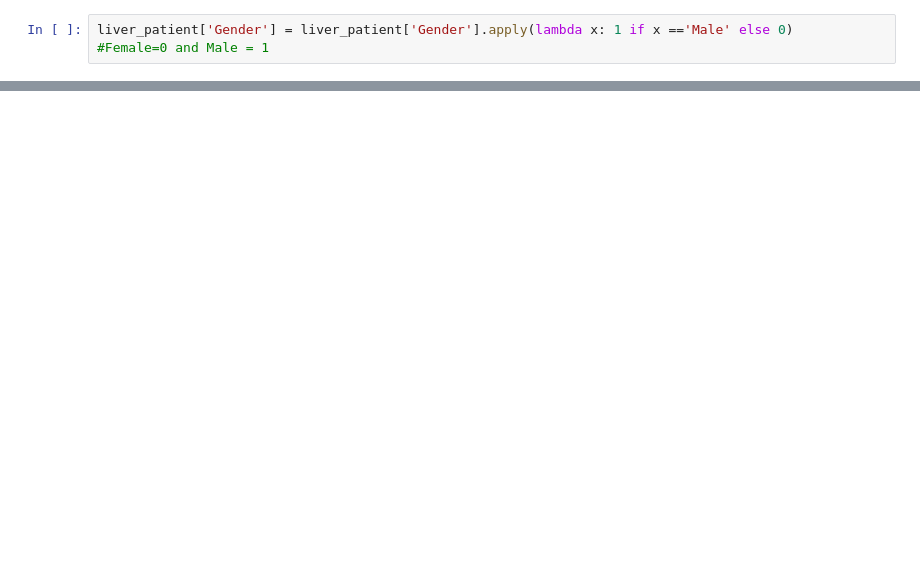
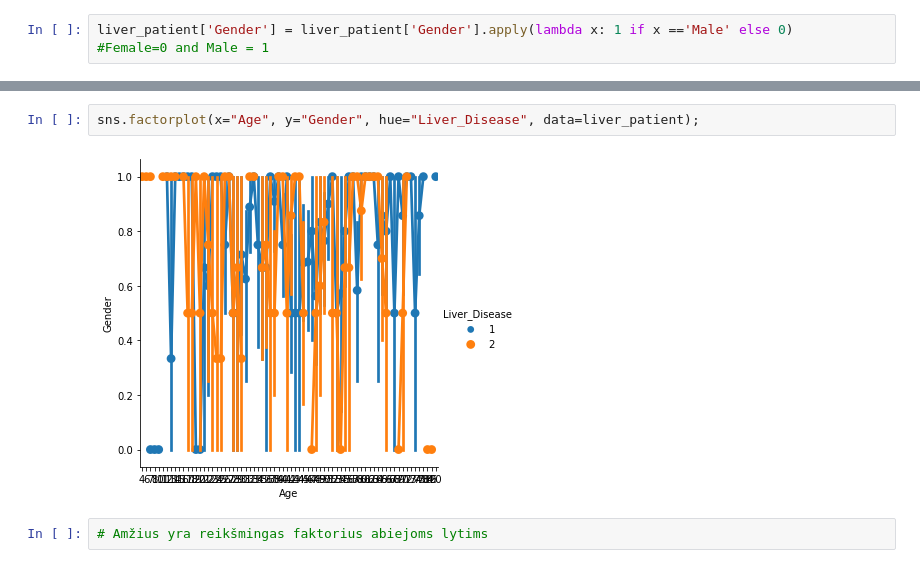
Before and after one commit to juna3977/Projektas, a Jupyter notebook: projektas.ipynb, the cells around one changed output, grey strips where cells are left out. Cells and saved outputs as stored; diff of their text form; blank space fills up the shorter version.

```diff
--- a/projektas.ipynb
+++ b/projektas.ipynb
@@ -34,0 +136,6 @@ liver_patient.isnull().sum() #nebeliko nulinių reikšmių
+# %%
+sns.factorplot(x="Age", y="Gender", hue="Liver_Disease", data=liver_patient);
+# %% [output]
+[figure, added]
+# %%
+# Amžius yra reikšmingas faktorius abiejoms lytims
```
Also changed, not shown: parts of 26 cells of this notebook.
